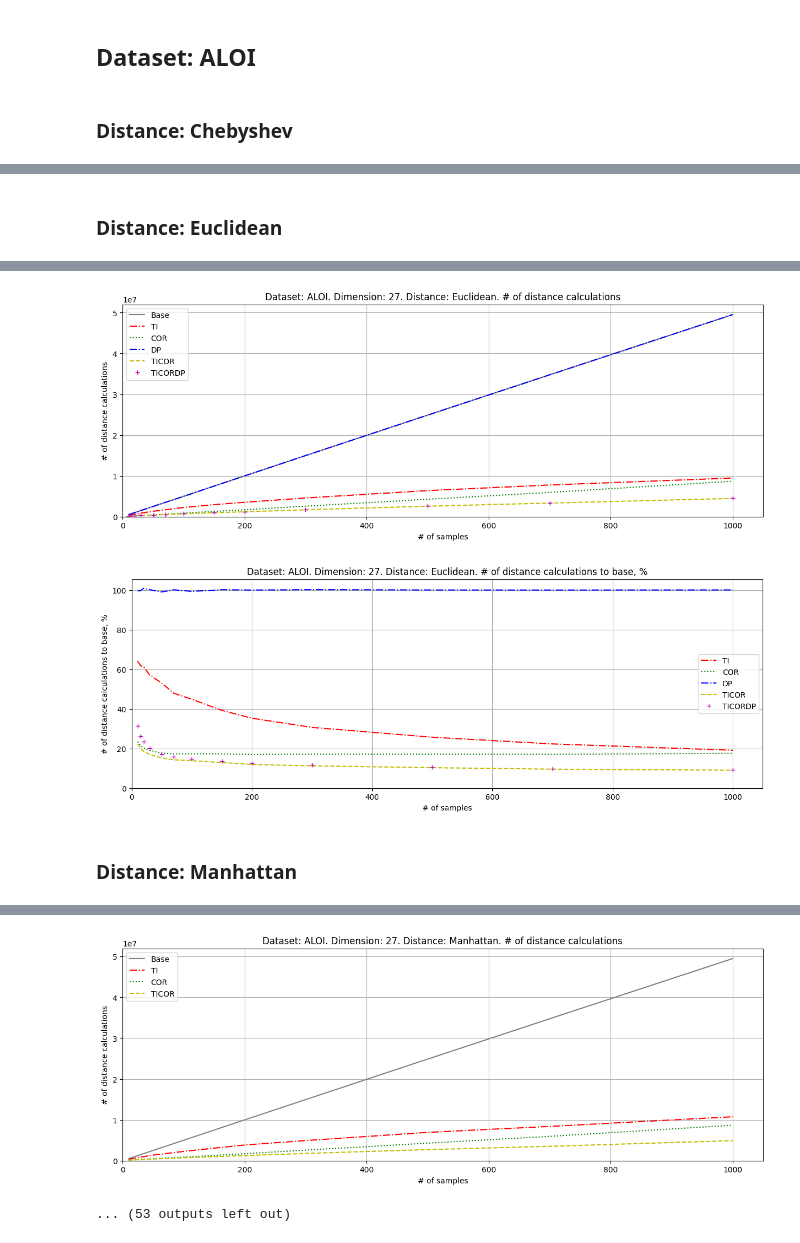
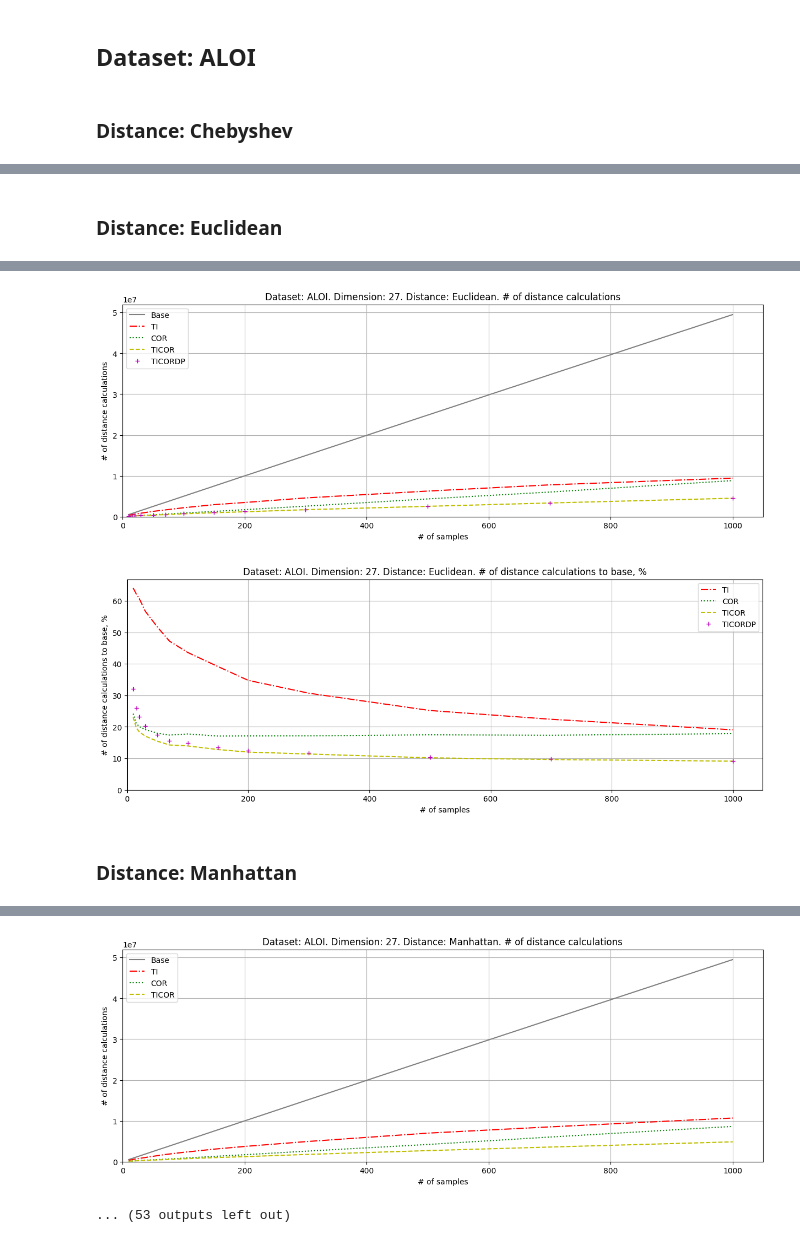
Before and after one commit to alex-korotkiy/outliertechniques, a Jupyter notebook: Results/distancecalc.ipynb, the cells around one changed output, grey strips where cells are left out. Saved outputs shown, nothing was run; the diff lists cells and outputs as text; code cells hidden in the pictures.

```diff
--- a/Results/distancecalc.ipynb
+++ b/Results/distancecalc.ipynb
@@ -8,9 +8,9 @@ import os
 folder = 'Metrics'
 datasets = ['ALOI', 'ForestCover', 'Satellite', 'Shuttle', 'Synthetic']
 dimensions = [27, 10, 36, 9, 100]
-alg_names = ['Base', 'TI', 'COR', 'DP', 'TICOR', 'TICORDP']
+alg_names = ['Base', 'TI', 'COR', 'TICOR', 'TICORDP']
 prefixes = ['ALOI', 'covtype', 'sat', 'Shuttle', 'Synthetic']
-formats = ['gray', 'r-.', 'g:', 'b-.', 'y--', 'm+']
+formats = ['gray', 'r-.', 'g:', 'y--', 'm+']
 
 def getDistanceName(fileName):
     parts = fileName.split('.')
@@ -160,4 +160,4 @@ Distance: Euclidean
-[figure, old version]
+[figure, new version]
-[figure, old version]
+[figure, new version]
 Distance: Manhattan
 | Samples | Base distance calculations, mln | TI distance calculations, mln (% ... | COR distance calculations, mln (%... | TICOR distance calculations, mln ... |
```
Also changed, not shown: parts of 1 cell of this notebook, 33 other files.
